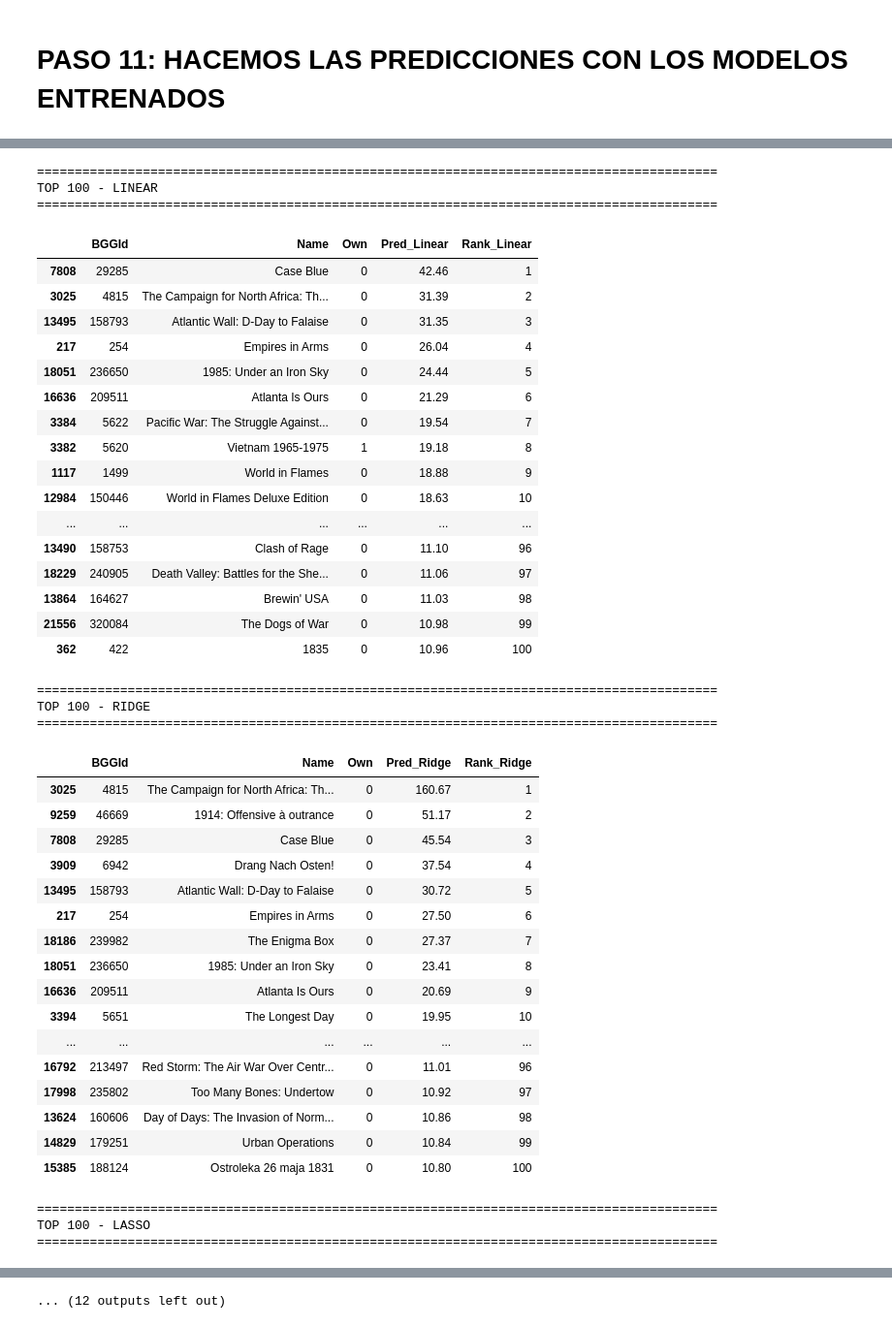
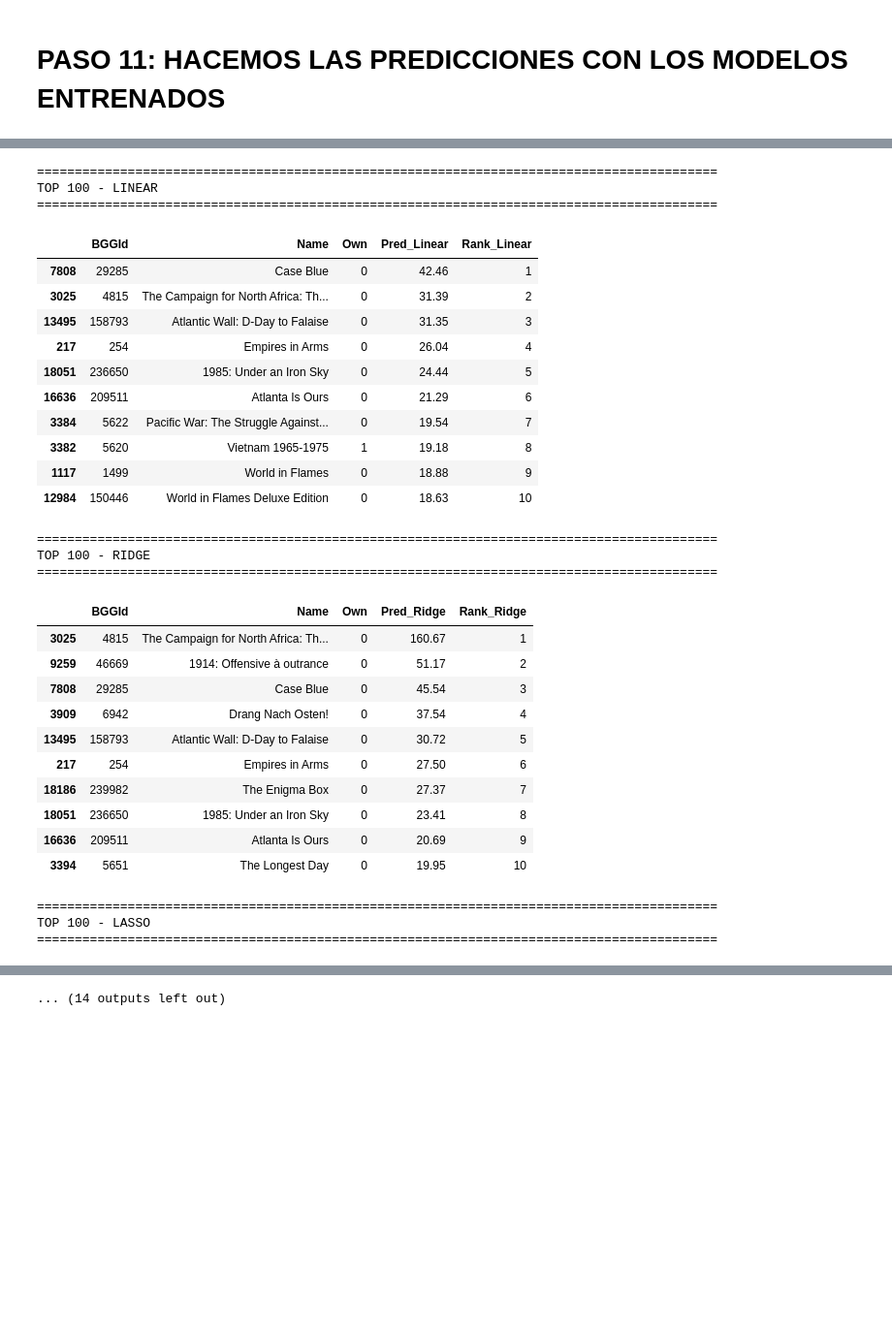
Before and after one commit to Velgarath/recomendador_juegos_bgg, a Jupyter notebook: juegosBGG.ipynb, the cells around one changed output, grey strips where cells are left out. Shown at 97% size. Saved outputs shown, nothing was run; the diff lists cells and outputs as text; code cells hidden in the pictures; blank space fills up the shorter version.

```diff
--- a/juegosBGG.ipynb
+++ b/juegosBGG.ipynb
@@ -4359,6 +4362,21 @@ PUBLISHERS
 #X_to_evaluate = df_games_to_evaluate_subcategories[features_games_subcategories]
 #X_to_evaluate = df_games_to_evaluate_designers[features_games_designers]
 X_to_evaluate = df_games_to_evaluate_publishers[features_games_publishers]
+
+# ============================================================
+# INFORMACIÓN DE MEMORIA DE LA MATRIZ DE PREDICCIÓN
+# ============================================================
+
+memoria_mb = (
+    X_to_evaluate
+    .memory_usage(deep=True)
+    .sum()
+    / 1024**2
+)
+
+print("Shape:", X_to_evaluate.shape)
+print(f"Memoria de X_to_evaluate: {memoria_mb:.1f} MB")
+
 
 # Diccionario de modelos ya entrenados
 modelos = {
@@ -4443,4 +4461,11 @@ for nombre_modelo, modelo in modelos.items():
         )
         .astype(int)
     )
+
+    # ============================================================
+    # LIBERAMOS MEMORIA TEMPORAL
+    # ============================================================
+
+    del X_para_predecir
+    gc.collect()
 # %% [output]
@@ -4448,6 +4474,6 @@ NameError: name 'df_games_to_evaluate_publishers' is not defined
 # %%
 # ==============================================================
-# TOP 100 DE CADA MODELO
+# TOP 10 DE CADA MODELO
 # ==============================================================
 
 for nombre_modelo in modelos:
@@ -4465,40 +4491,34 @@ for nombre_modelo in modelos:
     display(
         df_evaluation_results[
             [
                 'BGGId',
                 'Name',
                 'Own',
                 columna_pred,
                 columna_rank
             ]
         ]
         .sort_values(columna_rank)
-        .head(100)
+        .head(10)
         .style.format({
             columna_pred: '{:.2f}'
         })
     )
 # %% [output]
 ==========================================================================================
 TOP 100 - LINEAR
 ==========================================================================================
 |  | BGGId | Name | Own | Pred_Linear | Rank_Linear |
 | 7808 | 29285 | Case Blue | 0 | 42.46 | 1 |
 | 3025 | 4815 | The Campaign for North Africa: Th... | 0 | 31.39 | 2 |
 | 13495 | 158793 | Atlantic Wall: D-Day to Falaise | 0 | 31.35 | 3 |
 | 217 | 254 | Empires in Arms | 0 | 26.04 | 4 |
 | 18051 | 236650 | 1985: Under an Iron Sky | 0 | 24.44 | 5 |
 | 16636 | 209511 | Atlanta Is Ours | 0 | 21.29 | 6 |
 | 3384 | 5622 | Pacific War: The Struggle Against... | 0 | 19.54 | 7 |
 | 3382 | 5620 | Vietnam 1965-1975 | 1 | 19.18 | 8 |
 | 1117 | 1499 | World in Flames | 0 | 18.88 | 9 |
 | 12984 | 150446 | World in Flames Deluxe Edition | 0 | 18.63 | 10 |
-| ... | ... | ... | ... | ... | ... |
-| 13490 | 158753 | Clash of Rage | 0 | 11.10 | 96 |
-| 18229 | 240905 | Death Valley: Battles for the She... | 0 | 11.06 | 97 |
-| 13864 | 164627 | Brewin' USA | 0 | 11.03 | 98 |
-| 21556 | 320084 | The Dogs of War | 0 | 10.98 | 99 |
-| 362 | 422 | 1835 | 0 | 10.96 | 100 |
 ==========================================================================================
 TOP 100 - RIDGE
 ==========================================================================================
@@ -4513,12 +4533,6 @@ TOP 100 - RIDGE
 | 18051 | 236650 | 1985: Under an Iron Sky | 0 | 23.41 | 8 |
 | 16636 | 209511 | Atlanta Is Ours | 0 | 20.69 | 9 |
 | 3394 | 5651 | The Longest Day | 0 | 19.95 | 10 |
-| ... | ... | ... | ... | ... | ... |
-| 16792 | 213497 | Red Storm: The Air War Over Centr... | 0 | 11.01 | 96 |
-| 17998 | 235802 | Too Many Bones: Undertow | 0 | 10.92 | 97 |
-| 13624 | 160606 | Day of Days: The Invasion of Norm... | 0 | 10.86 | 98 |
-| 14829 | 179251 | Urban Operations | 0 | 10.84 | 99 |
-| 15385 | 188124 | Ostroleka 26 maja 1831 | 0 | 10.80 | 100 |
 ==========================================================================================
 TOP 100 - LASSO
 ==========================================================================================
@@ -4602 +4592 @@ TOP 100 - RANDOMFOREST
-... (12 outputs left out)
+... (14 outputs left out)
```
Also changed, not shown: parts of 5 cells of this notebook.
